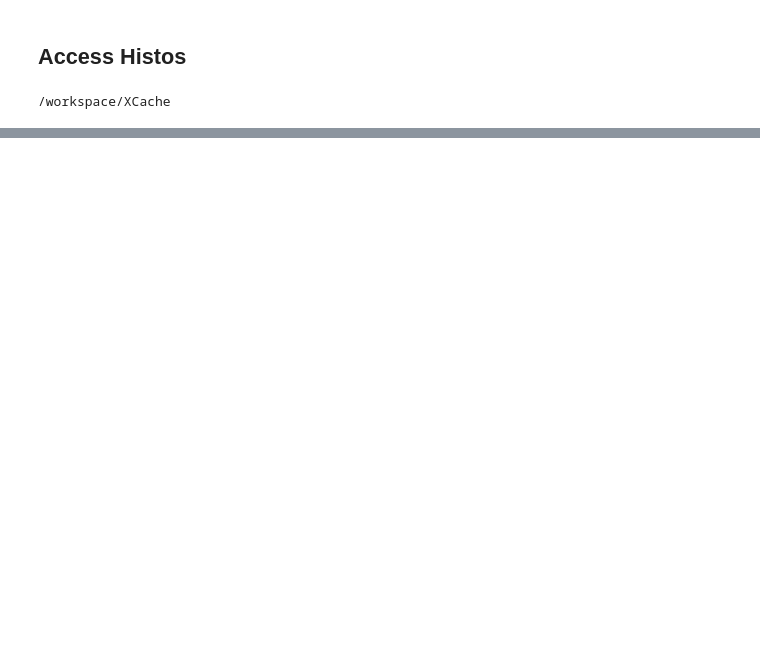
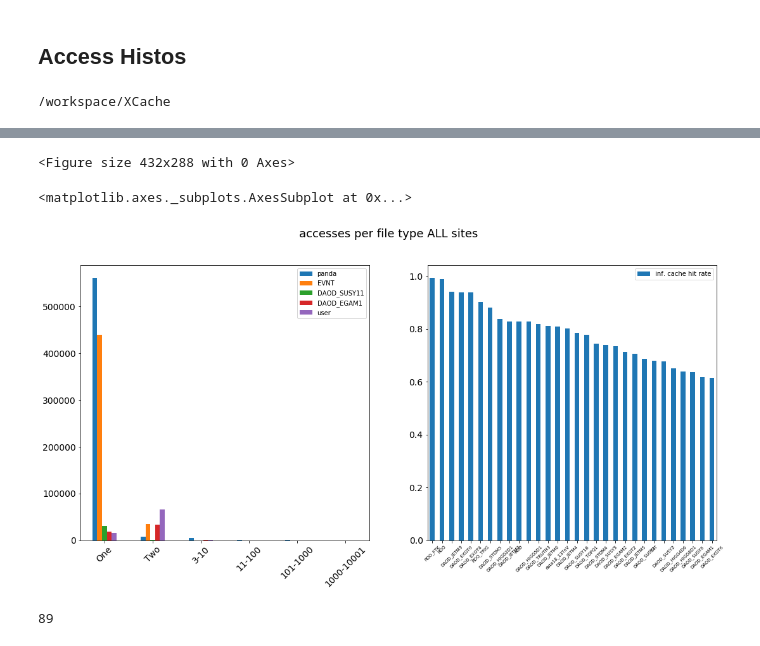
Before and after one commit to gdxd/XCache, a Jupyter notebook: MyExtractor.ipynb, the cells around one changed output, grey strips where cells are left out. Cells and saved outputs as stored; diff of their text form; code cells hidden in the pictures; blank space fills up the shorter version.

```diff
--- a/MyExtractor.ipynb
+++ b/MyExtractor.ipynb
@@ -237,0 +486,24 @@ DAOD_HIGG8D1        80      80  0.151788             0.000000
+# %%
+%matplotlib inline
+fig = plt.figure()
+totdf.plot(ax=ax[1], kind='bar', rot=45)
+fig.show()
+# %% [output]
+<Figure size 432x288 with 0 Axes>
+# %%
+# put together in a stacked plot.
+fig, ax = plt.subplots(1, 2, figsize=(18, 8))
+title = 'accesses per file type ALL sites'
+fig.suptitle(title, fontsize=18)
+accdf.transpose().plot(ax=ax[0], kind='bar', stacked=False, logy=False, rot=45)
+
+#totdf = totdf.drop(columns=["total", "unique",'avgFSize'])
+ax[1].tick_params(axis='x', which='major', labelsize=7)
+totdf[:30].plot(ax=ax[1], kind='bar', rot=45)
+# %% [output]
+<matplotlib.axes._subplots.AxesSubplot at 0x...>
+[figure, added]
+# %%
+len(totdf)
+# %% [output]
+89
```
Also changed, not shown: parts of 5 cells of this notebook.
